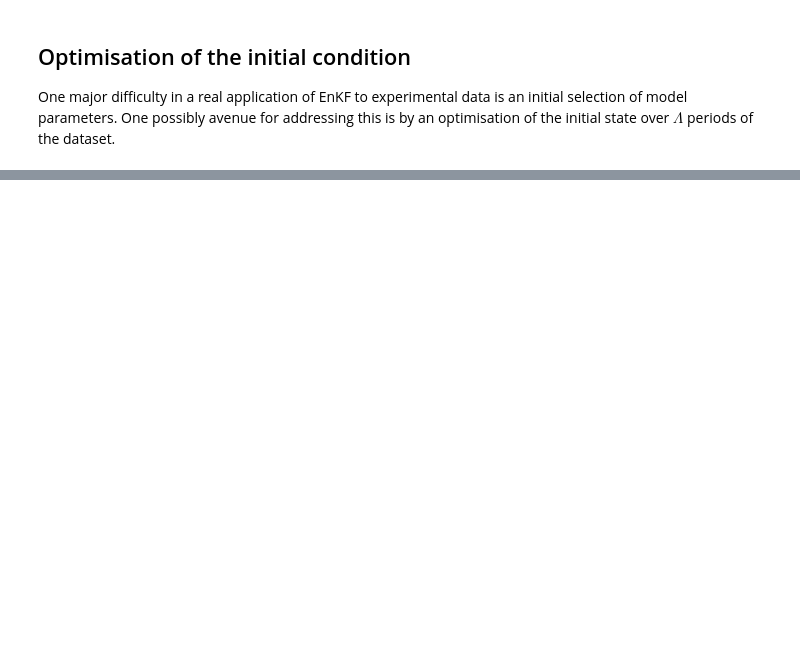
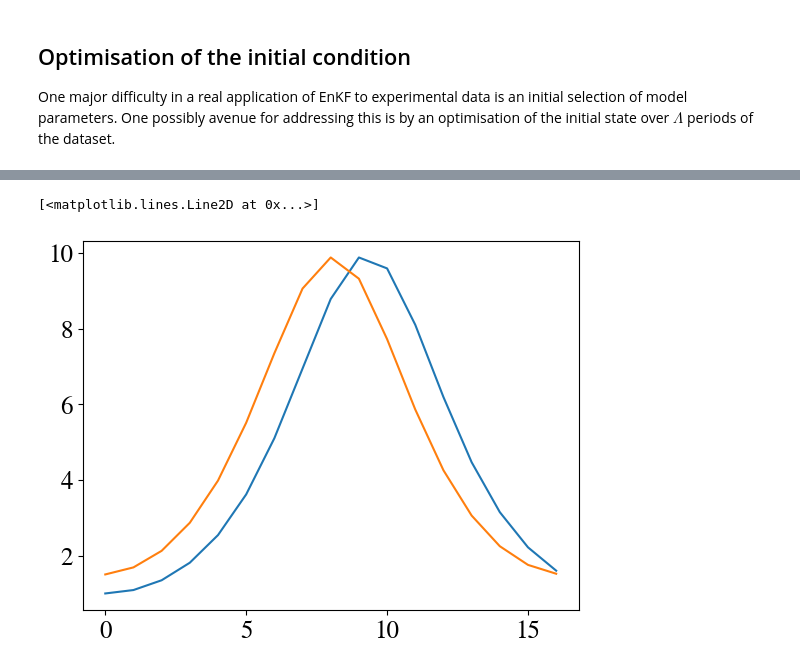
Before and after one commit to royalasdaircoding/enkf_ANAC, a Jupyter notebook: EnKF_ANAC_github.ipynb, the cells around one changed output, grey strips where cells are left out. Saved outputs shown, nothing was run; the diff lists cells and outputs as text; code cells hidden in the pictures; blank space fills up the shorter version.

```diff
--- a/EnKF_ANAC_github.ipynb
+++ b/EnKF_ANAC_github.ipynb
@@ -911,0 +916,14 @@ NameError: name 'np' is not defined
+# %%
+def anac_optimisation(dt, x):
+    return [x[1], x[2]*x[0] + 2*x[3]*x[0]**3, 0, 0]
+
+
+t_span = [optimisation_observation_times[0], optimisation_observation_times[-1]]
+sol = solve_ivp(anac_optimisation,t_span,
+                    [1,0.1,10, -0.1], t_eval = optimisation_observation_times, rtol=1e-6, atol=1e-6).y.T
+plt.plot(sol[:,0])
+plt.plot(optimisation_observations[:,0])
+#anac_optimisation(np.array([0.1, 0.1, 10, -0.1]),optimisation_observation_times, optimisation_observations, expectation)
+# %% [output]
+[<matplotlib.lines.Line2D at 0x...>]
+[figure, added]
```
Also changed, not shown: parts of 24 cells of this notebook.
